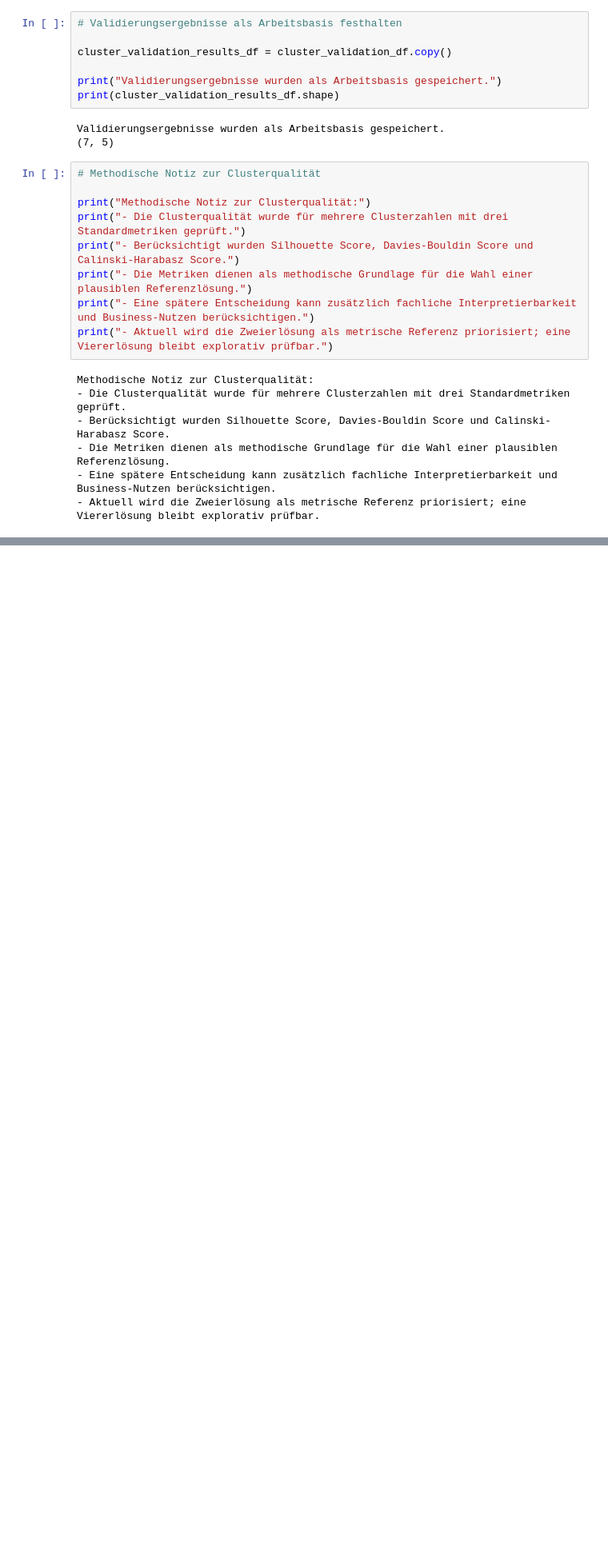
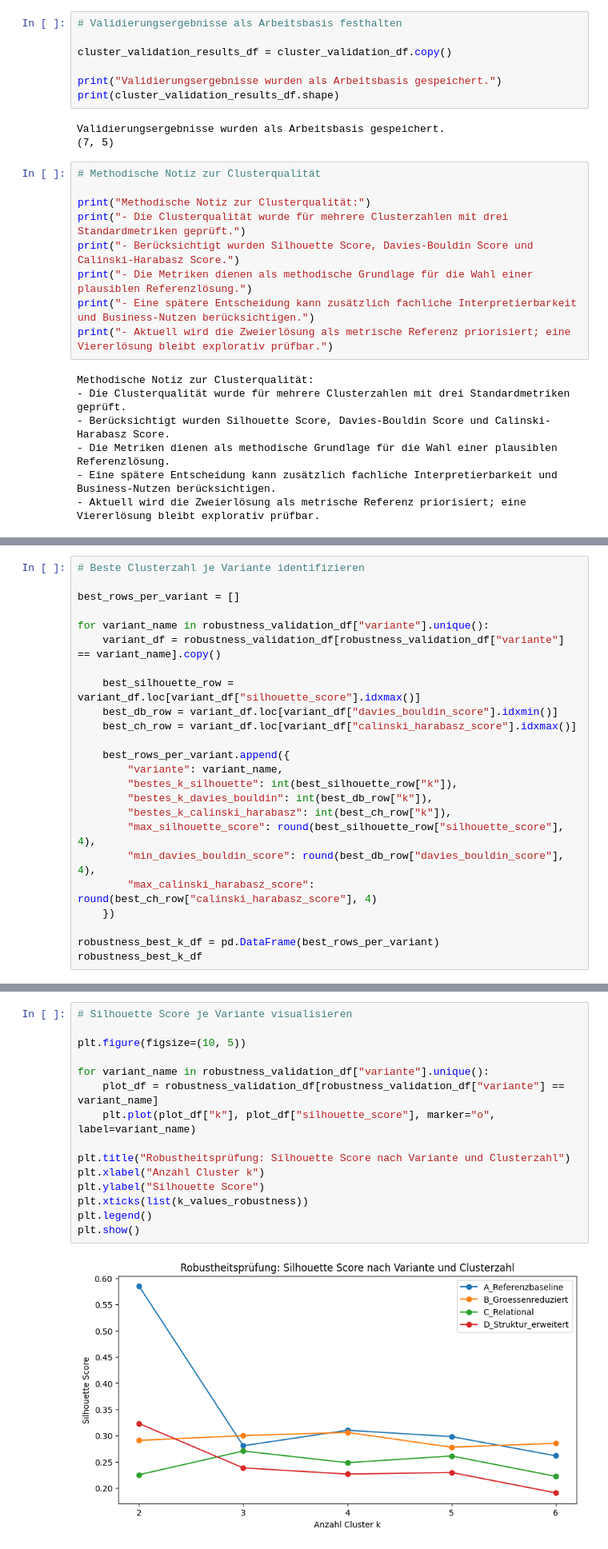
Before and after one commit to jensus-rep/data01-executive-search-analytics, a Jupyter notebook: notebooks/01_data_import_and_debitor_matrix.ipynb, the cells around one changed output, grey strips where cells are left out. Shown at 80% size. Saved outputs shown, nothing was run; the diff lists cells and outputs as text; blank space fills up the shorter version.

Commit message:
Add robustness analysis for clustering and update segmentation assessment

```diff
--- a/notebooks/01_data_import_and_debitor_matrix.ipynb
+++ b/notebooks/01_data_import_and_debitor_matrix.ipynb
@@ -1374,0 +1576,24 @@ Methodische Notiz zur Clusterqualität:
+# %%
+# Beste Clusterzahl je Variante identifizieren
+
+best_rows_per_variant = []
+
+for variant_name in robustness_validation_df["variante"].unique():
+    variant_df = robustness_validation_df[robustness_validation_df["variante"] == variant_name].copy()
+
+    best_silhouette_row = variant_df.loc[variant_df["silhouette_score"].idxmax()]
+    best_db_row = variant_df.loc[variant_df["davies_bouldin_score"].idxmin()]
+    best_ch_row = variant_df.loc[variant_df["calinski_harabasz_score"].idxmax()]
+
+    best_rows_per_variant.append({
+        "variante": variant_name,
+        "bestes_k_silhouette": int(best_silhouette_row["k"]),
+        "bestes_k_davies_bouldin": int(best_db_row["k"]),
+        "bestes_k_calinski_harabasz": int(best_ch_row["k"]),
+        "max_silhouette_score": round(best_silhouette_row["silhouette_score"], 4),
+        "min_davies_bouldin_score": round(best_db_row["davies_bouldin_score"], 4),
+        "max_calinski_harabasz_score": round(best_ch_row["calinski_harabasz_score"], 4)
+    })
+
+robustness_best_k_df = pd.DataFrame(best_rows_per_variant)
+robustness_best_k_df
@@ -1374,0 +1624,17 @@ Methodische Notiz zur Clusterqualität:
+# %%
+# Silhouette Score je Variante visualisieren
+
+plt.figure(figsize=(10, 5))
+
+for variant_name in robustness_validation_df["variante"].unique():
+    plot_df = robustness_validation_df[robustness_validation_df["variante"] == variant_name]
+    plt.plot(plot_df["k"], plot_df["silhouette_score"], marker="o", label=variant_name)
+
+plt.title("Robustheitsprüfung: Silhouette Score nach Variante und Clusterzahl")
+plt.xlabel("Anzahl Cluster k")
+plt.ylabel("Silhouette Score")
+plt.xticks(list(k_values_robustness))
+plt.legend()
+plt.show()
+# %% [output]
+[figure, added]
```
Also changed, not shown: parts of 13 cells of this notebook.
